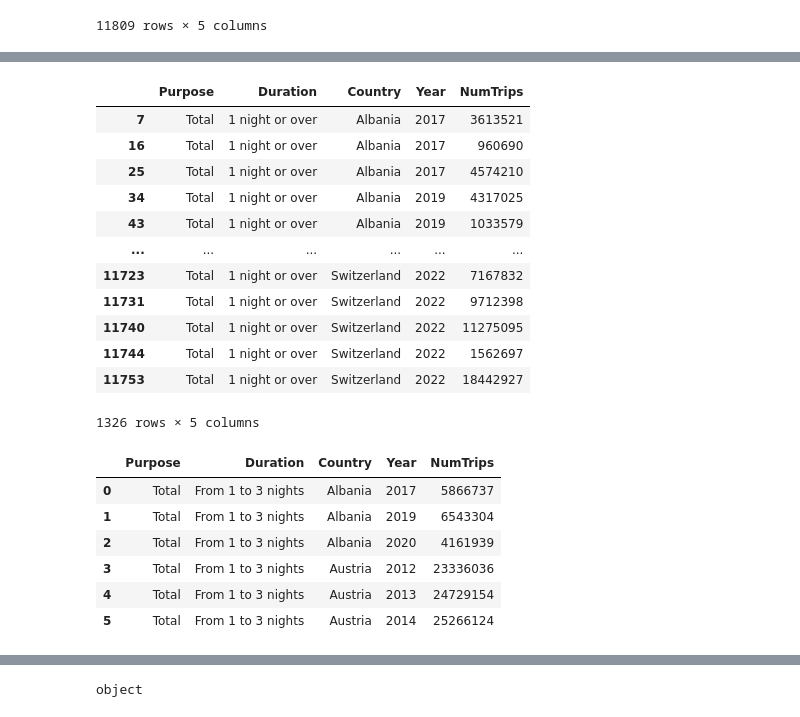
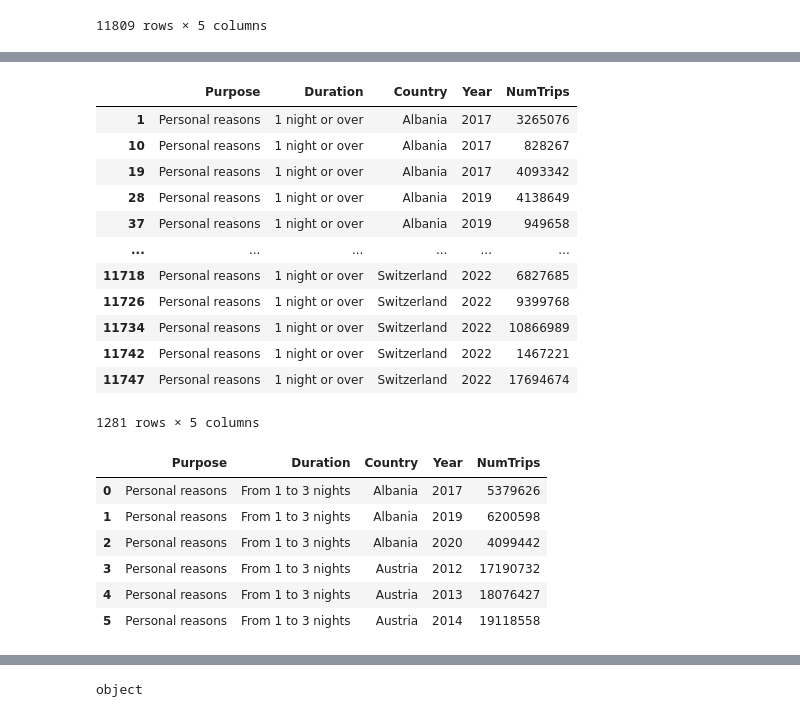
Before and after one commit to swbehan/RoadQualityWork, a Jupyter notebook: datasets/preprocessed-datasets/trips_duration.ipynb, the cells around one changed output, grey strips where cells are left out. Cells and saved outputs as stored; diff of their text form; code cells hidden in the pictures.

```diff
--- a/datasets/preprocessed-datasets/trips_duration.ipynb
+++ b/datasets/preprocessed-datasets/trips_duration.ipynb
@@ -140,10 +140,10 @@ new_trips_df_sorted
 | 11808 | Total | 4 nights or over | United Kingdom | 2013 | 69437572 |
 11809 rows × 5 columns
 # %%
-total_trips_df = new_trips_df_sorted[
-    (new_trips_df_sorted['Purpose'] == 'Total')
+personal_trips_df = new_trips_df_sorted[
+    (new_trips_df_sorted['Purpose'] == 'Personal reasons')
 ]
 
-total_trips_df
+personal_trips_df
 # %% [output]
 |  | Purpose | Duration | Country | Year | NumTrips |
@@ -162,43 +162,44 @@ total_trips_df
 # %%
 exclude_countries = [
     'Euro area – 20 countries (from 2023)',
-    'United Kingdom'
+    'United Kingdom',
+    'European Union - 27 countries (from 2020)'
 ]
 
-total_trips_df = total_trips_df[~total_trips_df['Country'].isin(exclude_countries)]
+personal_trips_df = personal_trips_df[~personal_trips_df['Country'].isin(exclude_countries)]
 # %%
-total_trips_df_1to3 = total_trips_df[total_trips_df['Duration'] == 'From 1 to 3 nights']
-total_trips_df_1plus = total_trips_df[total_trips_df['Duration'] == '1 night or over']
-total_trips_df_4plus = total_trips_df[total_trips_df['Duration'] == '4 nights or over']
+personal_trips_df_1to3 = personal_trips_df[personal_trips_df['Duration'] == 'From 1 to 3 nights']
+personal_trips_df_1plus = personal_trips_df[personal_trips_df['Duration'] == '1 night or over']
+personal_trips_df_4plus = personal_trips_df[personal_trips_df['Duration'] == '4 nights or over']
 
-total_trips_df_1plus
+personal_trips_df_1plus
 # %% [output]
 |  | Purpose | Duration | Country | Year | NumTrips |
-| 7 | Total | 1 night or over | Albania | 2017 | 3613521 |
-| 16 | Total | 1 night or over | Albania | 2017 | 960690 |
-| 25 | Total | 1 night or over | Albania | 2017 | 4574210 |
-| 34 | Total | 1 night or over | Albania | 2019 | 4317025 |
-| 43 | Total | 1 night or over | Albania | 2019 | 1033579 |
+| 1 | Personal reasons | 1 night or over | Albania | 2017 | 3265076 |
+| 10 | Personal reasons | 1 night or over | Albania | 2017 | 828267 |
+| 19 | Personal reasons | 1 night or over | Albania | 2017 | 4093342 |
+| 28 | Personal reasons | 1 night or over | Albania | 2019 | 4138649 |
+| 37 | Personal reasons | 1 night or over | Albania | 2019 | 949658 |
 | ... | ... | ... | ... | ... | ... |
-| 11723 | Total | 1 night or over | Switzerland | 2022 | 7167832 |
-| 11731 | Total | 1 night or over | Switzerland | 2022 | 9712398 |
-| 11740 | Total | 1 night or over | Switzerland | 2022 | 11275095 |
-| 11744 | Total | 1 night or over | Switzerland | 2022 | 1562697 |
-| 11753 | Total | 1 night or over | Switzerland | 2022 | 18442927 |
+| 11718 | Personal reasons | 1 night or over | Switzerland | 2022 | 6827685 |
+| 11726 | Personal reasons | 1 night or over | Switzerland | 2022 | 9399768 |
+| 11734 | Personal reasons | 1 night or over | Switzerland | 2022 | 10866989 |
+| 11742 | Personal reasons | 1 night or over | Switzerland | 2022 | 1467221 |
+| 11747 | Personal reasons | 1 night or over | Switzerland | 2022 | 17694674 |
-1326 rows × 5 columns
+1281 rows × 5 columns
 # %%
-final_1to3_df = total_trips_df_1to3.groupby(['Country', 'Year'], as_index = False)['NumTrips'].sum()
-final_1to3_df['Purpose'] = 'Total'
+final_1to3_df = personal_trips_df_1to3.groupby(['Country', 'Year'], as_index = False)['NumTrips'].sum()
+final_1to3_df['Purpose'] = 'Personal reasons'
 final_1to3_df['Duration'] = 'From 1 to 3 nights'
 
 final_1to3_df = final_1to3_df[['Purpose', 'Duration', 'Country', 'Year', 'NumTrips']]
 final_1to3_df.head(6)
 # %% [output]
 |  | Purpose | Duration | Country | Year | NumTrips |
-| 0 | Total | From 1 to 3 nights | Albania | 2017 | 5866737 |
-| 1 | Total | From 1 to 3 nights | Albania | 2019 | 6543304 |
-| 2 | Total | From 1 to 3 nights | Albania | 2020 | 4161939 |
-| 3 | Total | From 1 to 3 nights | Austria | 2012 | 23336036 |
-| 4 | Total | From 1 to 3 nights | Austria | 2013 | 24729154 |
-| 5 | Total | From 1 to 3 nights | Austria | 2014 | 25266124 |
+| 0 | Personal reasons | From 1 to 3 nights | Albania | 2017 | 5379626 |
+| 1 | Personal reasons | From 1 to 3 nights | Albania | 2019 | 6200598 |
+| 2 | Personal reasons | From 1 to 3 nights | Albania | 2020 | 4099442 |
+| 3 | Personal reasons | From 1 to 3 nights | Austria | 2012 | 17190732 |
+| 4 | Personal reasons | From 1 to 3 nights | Austria | 2013 | 18076427 |
+| 5 | Personal reasons | From 1 to 3 nights | Austria | 2014 | 19118558 |
 # %%
```
Also changed, not shown: parts of 4 cells of this notebook, 2 other files.
